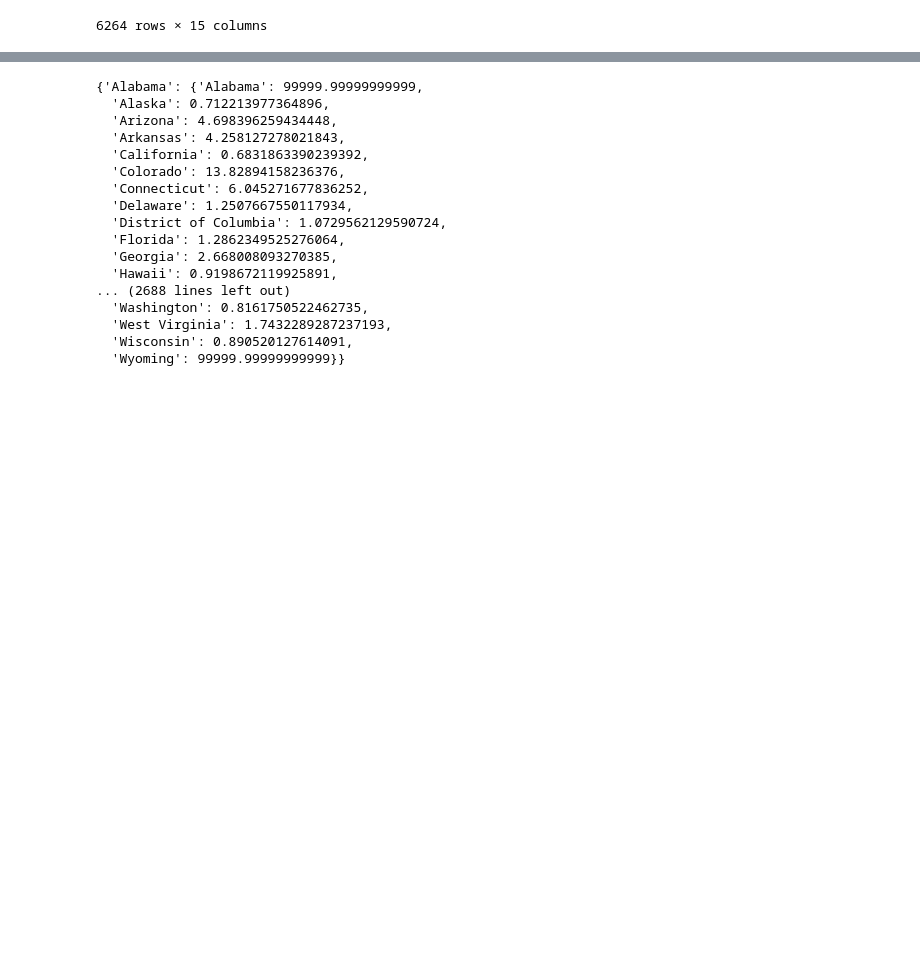
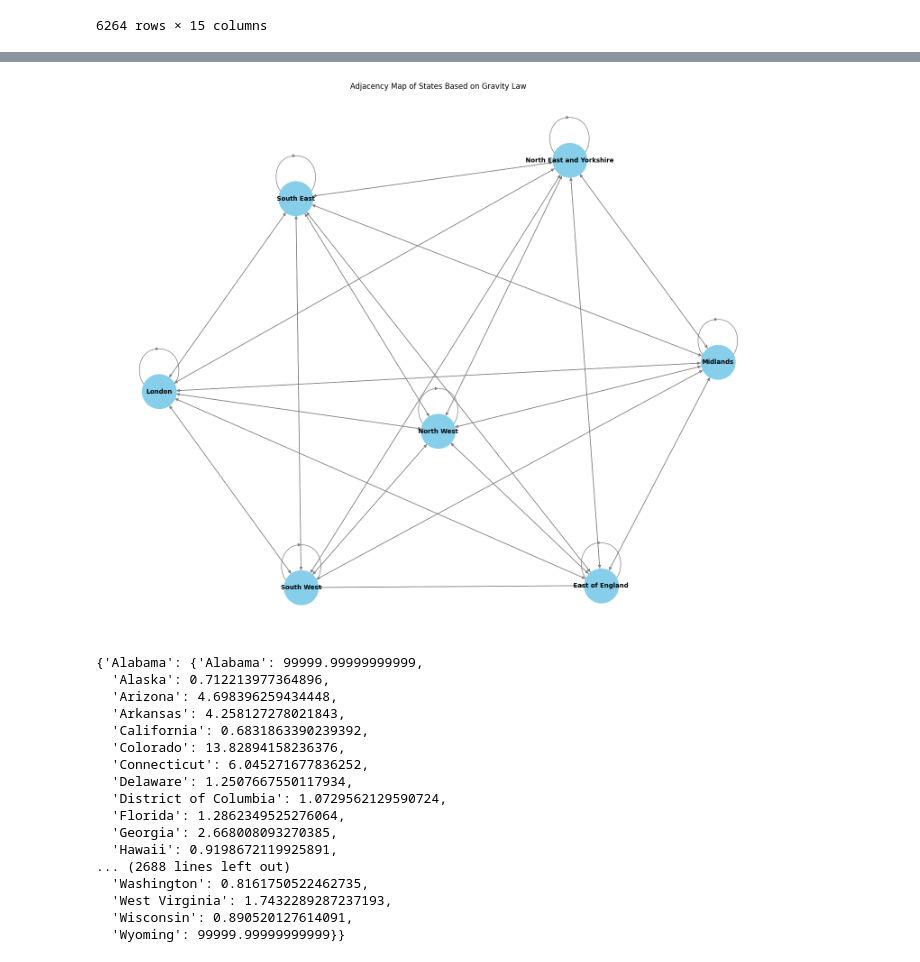
Before and after one commit to michaelajao/GNN_spatiotemporal_project, a Jupyter notebook: train_stan.ipynb, the cells around one changed output, grey strips where cells are left out. Drawn from its saved outputs; the diff is of its cells as text; code cells hidden in the pictures; blank space fills up the shorter version.

Commit message:
Refactor data processing pipeline to improve efficiency and maintainability

```diff
--- a/train_stan.ipynb
+++ b/train_stan.ipynb
@@ -143,3 +143,21 @@ covid_data
 | 6262 | South West | 2022-09-11 | 0.000000 | 70663 | 0.037693 | 0.055271 | 401.0 | ... |
 | 6263 | South West | 2022-09-12 | 0.000000 | 70709 | 0.039337 | 0.047083 | 516.0 | ... |
 6264 rows × 15 columns
+# %%
+# Create a mapping from NHSER22NM to LAT and LONG
+lat_long_mapping = {
+    'London': (51.4923, -0.308660),
+    'South East': (51.4341, -0.969570),
+    'South West': (50.8112, -3.633430),
+    'East of England': (52.1766, 0.425889),
+    'North West': (53.8981, -2.657550),
+    'Midlands': (52.7269, -1.458210),
+    'North East and Yorkshire': (54.5378, -2.180390)
+}
+
+# Update the latitude and longitude columns in covid_data
+covid_data['latitude'] = covid_data['areaName'].map(lambda x: lat_long_mapping[x][0])
+covid_data['longitude'] = covid_data['areaName'].map(lambda x: lat_long_mapping[x][1])
+
+# Verify the update
+covid_data[['areaName', 'latitude', 'longitude']].head()
@@ -164,3 +212,28 @@ ValueError: Latitude 105.45 is out of range [-90, 90]
+# %%
+import networkx as nx
+
+import matplotlib.pyplot as plt
+
+# Create a directed graph
+G = nx.DiGraph()
+
+# Add nodes
+for state in loc_list:
+    G.add_node(state)
+
+# Add edges
+for state, neighbors in loc_dist_map.items():
+    for neighbor, weight in neighbors.items():
+        G.add_edge(state, neighbor, weight=weight)
+
+# Plot the graph
+plt.figure(figsize=(15, 12))
+pos = nx.spring_layout(G, seed=RANDOM_SEED)  # For consistent layout
+nx.draw(G, pos, with_labels=True, node_size=3000, node_color='skyblue', font_size=10, font_weight='bold', edge_color='gray')
+plt.title('Adjacency Map of States Based on Gravity Law')
+plt.show()
+# %% [output]
+[figure, added]
 # %%
 # Generate location similarity
 loc_list = list(raw_data['state'].unique())
```
Also changed, not shown: parts of 4 cells of this notebook.
